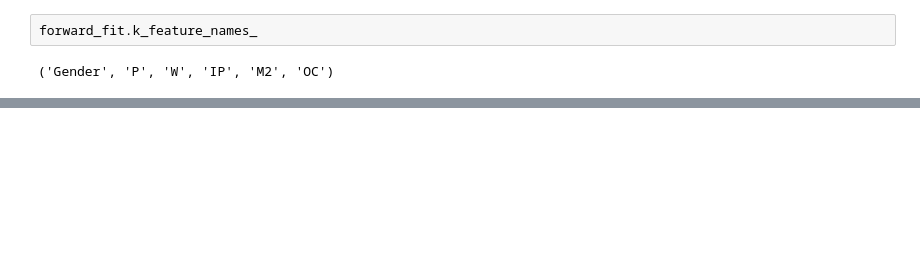
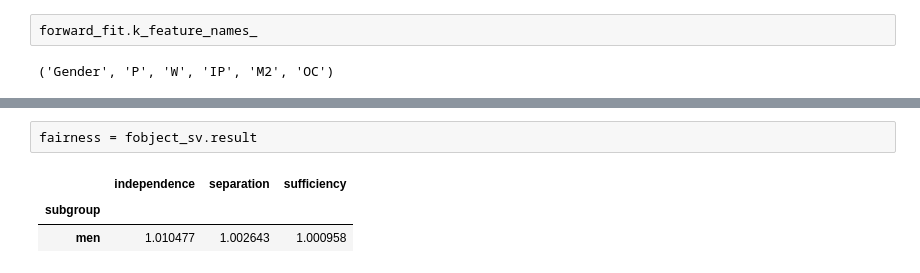
Before and after one commit to chenxu66/ORIE5741-UnemplotmentPrediction, a Jupyter notebook: UNrate.ipynb, the cells around one changed output, grey strips where cells are left out. Drawn from its saved outputs; the diff is of its cells as text; blank space fills up the shorter version.

```diff
--- a/UNrate.ipynb
+++ b/UNrate.ipynb
@@ -411,0 +486,6 @@ forward_fit.k_feature_names_
+# %%
+fairness = fobject_sv.result
+# %% [output]
+|  | independence | separation | sufficiency |
+| subgroup |  |  |  |
+| men | 1.010477 | 1.002643 | 1.000958 |
```
Also changed, not shown: parts of 22 cells of this notebook.
